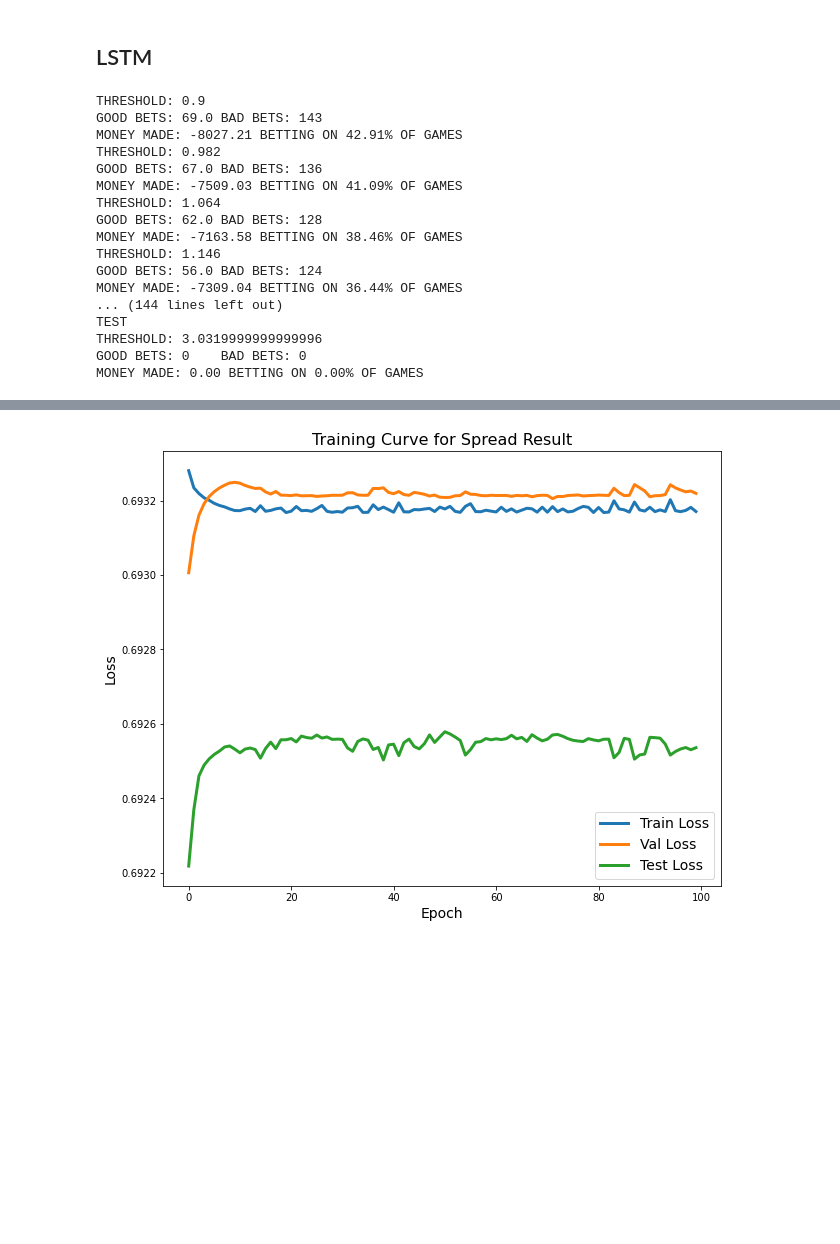
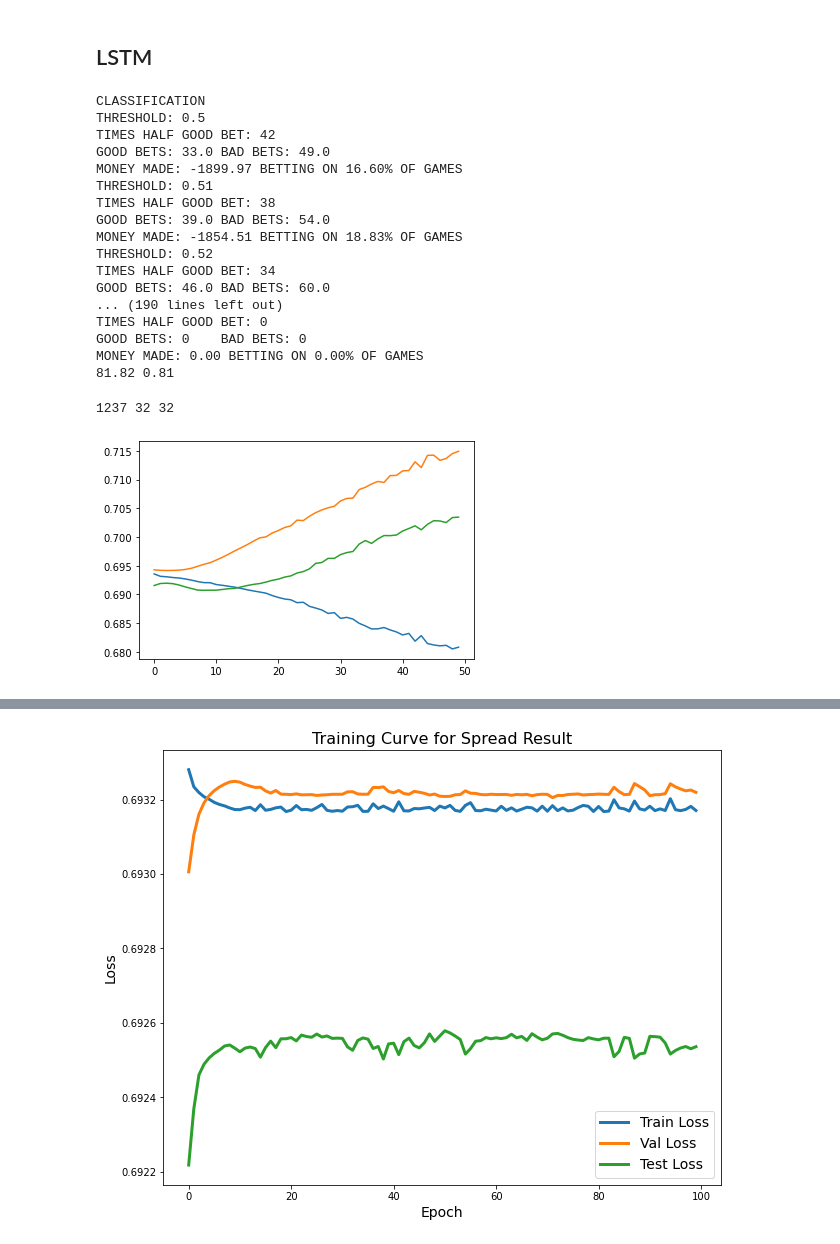
Before and after one commit to CoopLo/nfl_betting, a Jupyter notebook: NFL_betting_strategy.ipynb, the cells around one changed output, grey strips where cells are left out. Cells and saved outputs as stored; diff of their text form; code cells hidden in the pictures; blank space fills up the shorter version.

```diff
--- a/NFL_betting_strategy.ipynb
+++ b/NFL_betting_strategy.ipynb
@@ -735,10 +735,10 @@ if(task == 'classification'):
     print("CLASSIFICATION")
     most_money = -99999
     best_threshold = 0
-    evaluate_lstm(val_loader, val_loader)
+    #evaluate_lstm(val_loader, val_loader)
     for t in np.linspace(0.5, 1.0, 51):
-        val_accuracy = evaluate_lstm(val_loader, model)
-        test_accuracy = evaluate_lstm(test_loader, model)
+        #val_accuracy = evaluate_lstm(val_loader, model)
+        #test_accuracy = evaluate_lstm(test_loader, model)
         result = classification_betting_result_lstm(model, val_loader, df, threshold=t)
         if(result[0] > most_money):
             most_money = result[0]
@@ -759,26 +759,26 @@ elif(task == 'regression'):
     money_made.append(result[0])
     games_bet.append(result[1])
 # %% [output]
-THRESHOLD: 0.9
-GOOD BETS: 69.0 BAD BETS: 143
-MONEY MADE: -8027.21 BETTING ON 42.91% OF GAMES
-THRESHOLD: 0.982
-GOOD BETS: 67.0 BAD BETS: 136
-MONEY MADE: -7509.03 BETTING ON 41.09% OF GAMES
-THRESHOLD: 1.064
-GOOD BETS: 62.0 BAD BETS: 128
-MONEY MADE: -7163.58 BETTING ON 38.46% OF GAMES
-THRESHOLD: 1.146
-GOOD BETS: 56.0 BAD BETS: 124
-MONEY MADE: -7309.04 BETTING ON 36.44% OF GAMES
-... (144 lines left out)
-TEST
-THRESHOLD: 3.0319999999999996
+CLASSIFICATION
+THRESHOLD: 0.5
+TIMES HALF GOOD BET: 42
+GOOD BETS: 33.0 BAD BETS: 49.0
+MONEY MADE: -1899.97 BETTING ON 16.60% OF GAMES
+THRESHOLD: 0.51
+TIMES HALF GOOD BET: 38
+GOOD BETS: 39.0 BAD BETS: 54.0
+MONEY MADE: -1854.51 BETTING ON 18.83% OF GAMES
+THRESHOLD: 0.52
+TIMES HALF GOOD BET: 34
+GOOD BETS: 46.0 BAD BETS: 60.0
+... (190 lines left out)
+TIMES HALF GOOD BET: 0
 GOOD BETS: 0    BAD BETS: 0
 MONEY MADE: 0.00 BETTING ON 0.00% OF GAMES
+81.82 0.81
 # %%
 # Get data
-target = 'spread' # One of: spread, spread_result, ou_line, ou_result
+target = 'ou_result' # One of: spread, spread_result, ou_line, ou_result
 df, target, outcome, task = get_lstm_data(target)
 benchmark_data = get_columns(df, target)
 
@@ -798,40 +798,43 @@ train_loader, val_loader, test_loader = get_lstm_data_loaders(
                                             outcome=outcome)
 
 # hyperparameters
-lr = 1e-3
-epoch = 100
+lr = 1e-4
+epoch = 50
 input_size = len(df_train.columns)-1
-hidden_size = 32
+hidden_size = 16
 num_layers = 3
 dropout = 0.2
 
 model = SeasonRegressionLSTM(
                        input_size=input_size,
                        output_size=1 if(task == 'regression') else 2,
                        hidden_size=hidden_size,
                        num_layers= num_layers,
                        dropout= dropout
                       )#.cuda()
 loss_func = nn.CrossEntropyLoss() if(task == 'classification') else nn.MSELoss()
 optimizer = torch.optim.Adam(model.parameters(), lr=lr, weight_decay=1e-4)
 
 # Run lstm
 trainloss = []
 testloss = []
 valloss = []
 print(len(train_loader), len(val_loader), len(test_loader))
 for i in tqdm(range(epoch)):
     train_loss, model = train_lstm(train_loader, model, loss_func, optimizer=optimizer, task=task)
     trainloss.append(train_loss)
 
     val_loss = test_lstm(val_loader, model, loss_func, task=task)
     valloss.append(val_loss)
 
     test_loss  = test_lstm(test_loader, model, loss_func, task=task)
     testloss.append(test_loss)
 
 fig, ax = plt.subplots()
 ax.plot(trainloss)
 ax.plot(valloss)
 ax.plot(testloss)
 plt.show()
+# %% [output]
+1237 32 32
+[figure, added]
```
Also changed, not shown: parts of 3 cells of this notebook.
